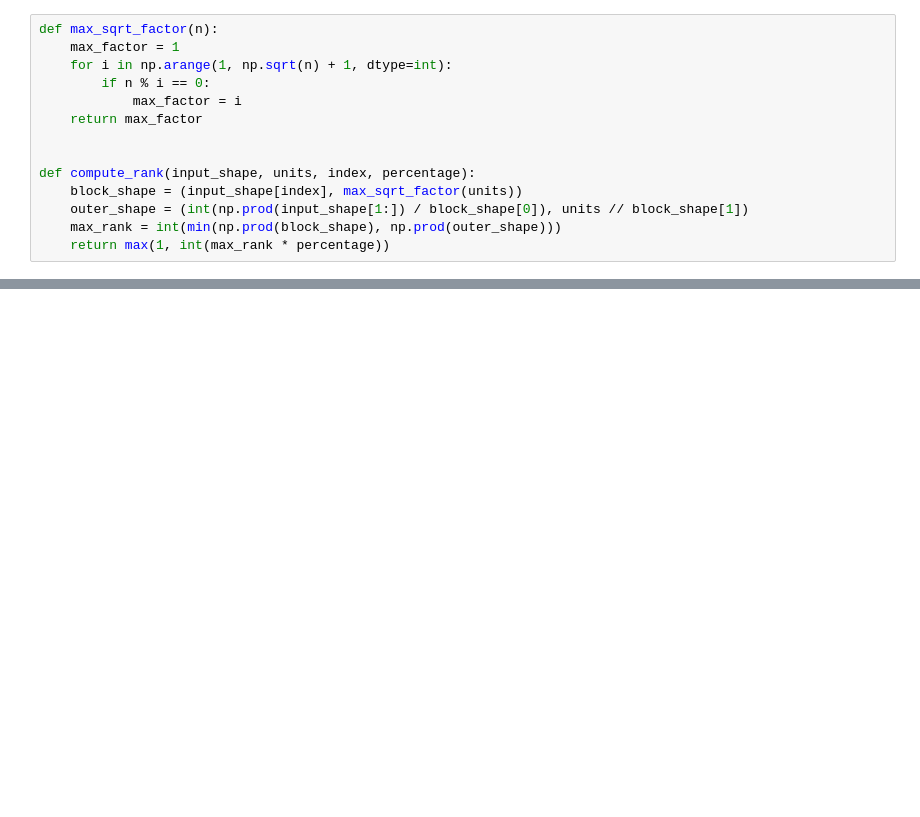
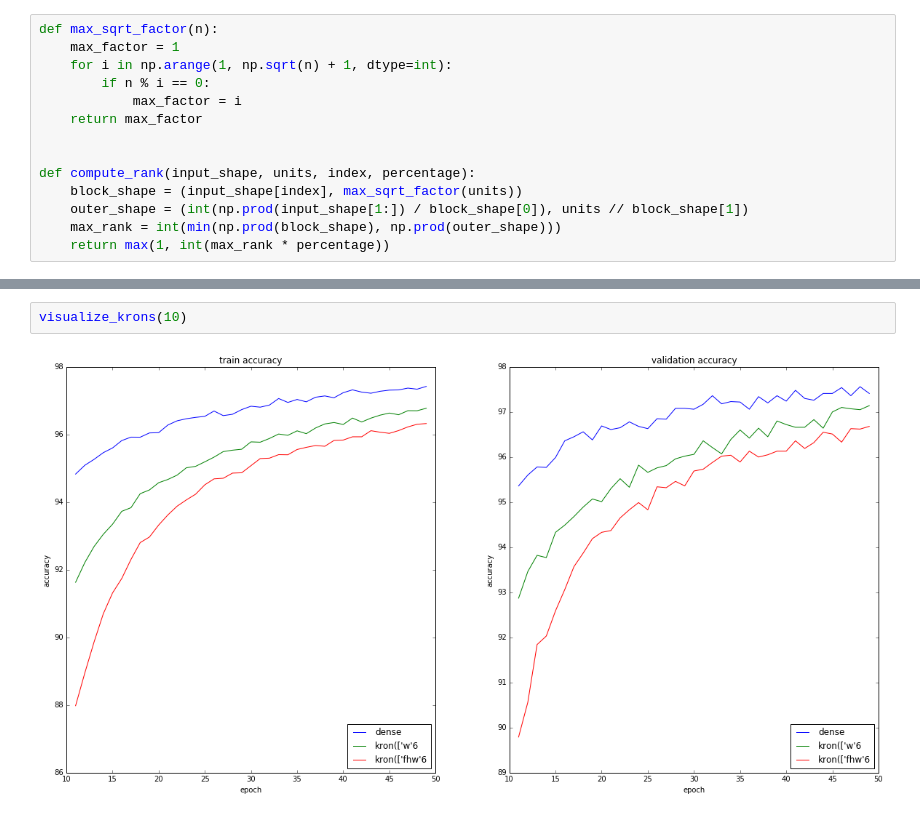
Before and after one commit to thatdeep/kron_layer_lasagne, a Jupyter notebook: train_history_visualization.ipynb, the cells around one changed output, grey strips where cells are left out. Saved outputs shown, nothing was run; the diff lists cells and outputs as text; blank space fills up the shorter version.

Commit message:
add dense network runner with snapshots and its visualization

```diff
--- a/train_history_visualization.ipynb
+++ b/train_history_visualization.ipynb
@@ -62,0 +102,4 @@ ax2.set_title('validation accuracy')
+# %%
+visualize_krons(10)
+# %% [output]
+[figure, added]
```
Also changed, not shown: parts of 3 cells of this notebook, 1 other file.
